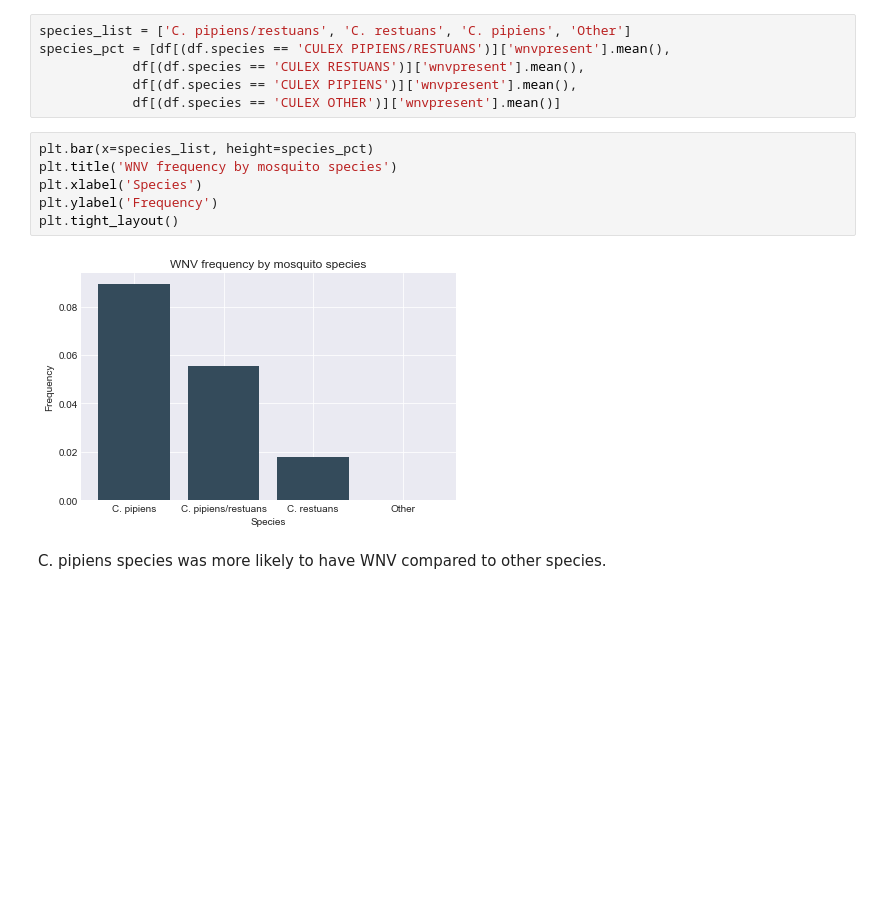
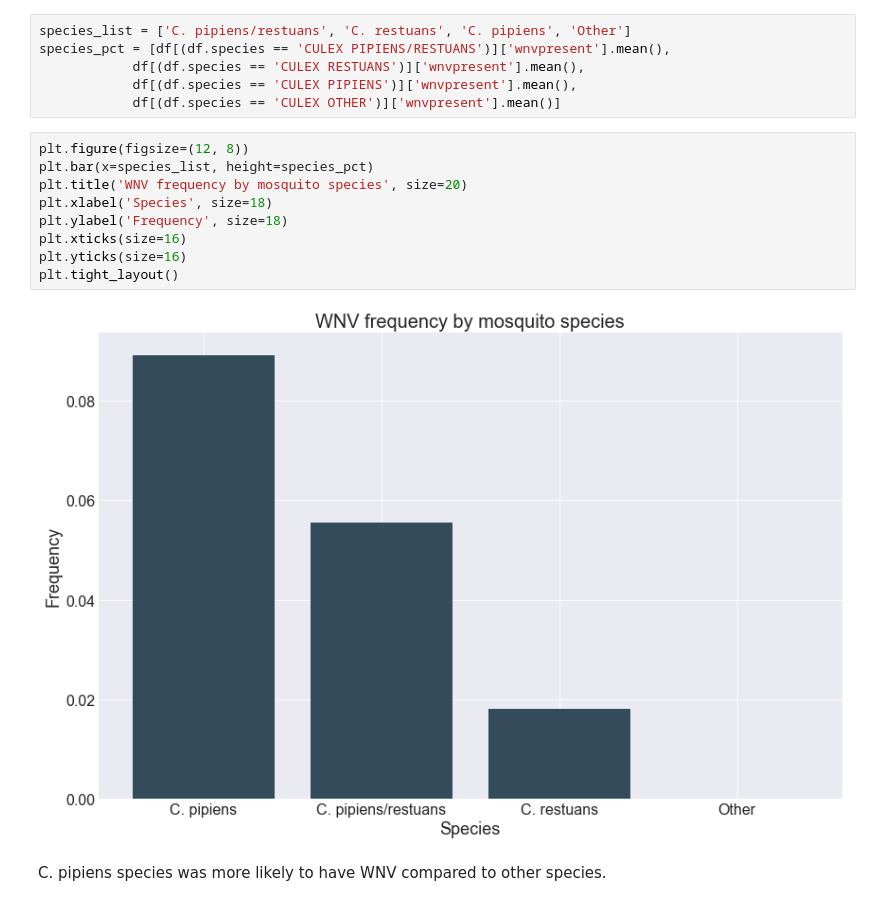
Before and after one commit to jtimdwyer/DSI_project_4, a Jupyter notebook: notebooks/05_EDA.ipynb, the cells around one changed output. Cells and saved outputs as stored; diff of their text form; blank space fills up the shorter version.

```diff
--- a/notebooks/05_EDA.ipynb
+++ b/notebooks/05_EDA.ipynb
@@ -33,13 +33,16 @@ species_pct = [df[(df.species == 'CULEX PIPIENS/RESTUANS')]['wnvpresent'].mean()
             df[(df.species == 'CULEX PIPIENS')]['wnvpresent'].mean(),
             df[(df.species == 'CULEX OTHER')]['wnvpresent'].mean()]
 # %%
+plt.figure(figsize=(12, 8))
 plt.bar(x=species_list, height=species_pct)
-plt.title('WNV frequency by mosquito species')
-plt.xlabel('Species')
-plt.ylabel('Frequency')
+plt.title('WNV frequency by mosquito species', size=20)
+plt.xlabel('Species', size=18)
+plt.ylabel('Frequency', size=18)
+plt.xticks(size=16)
+plt.yticks(size=16)
 plt.tight_layout()
 # %% [output]
-[figure, old version]
+[figure, new version]
 # %% [markdown]
 C. pipiens species was more likely to have WNV compared to other species.
 # %% [markdown]
```
Also changed, not shown: parts of 2 cells of this notebook, 1 other file.
